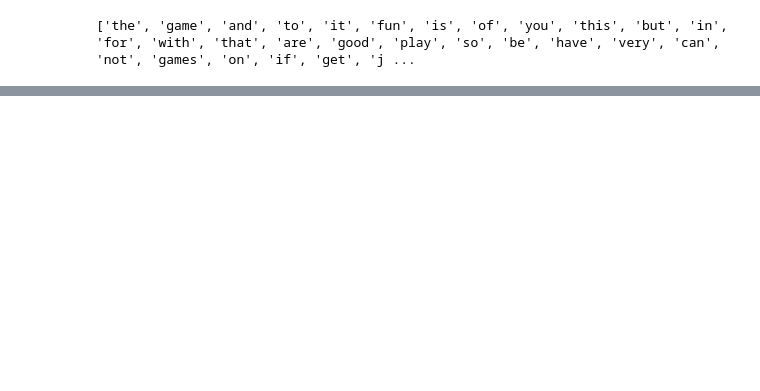
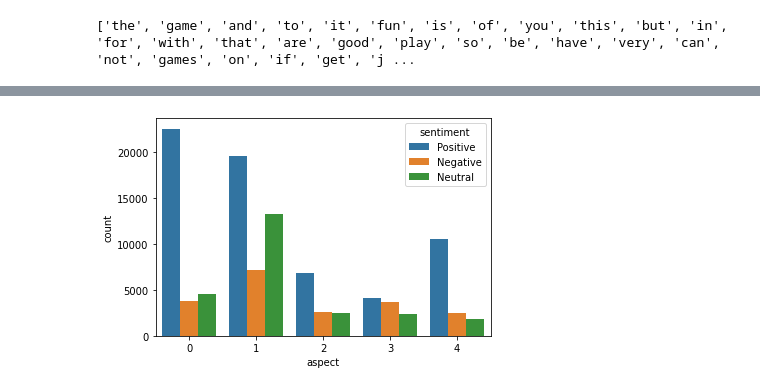
Before and after one commit to susandong/w266_final_project_game_sentiment, a Jupyter notebook: w266_Final_Project_Game_Review_Sentiment_Analysis_Aspect_Extraction_1116.ipynb, the cells around one changed output, grey strips where cells are left out. Cells and saved outputs as stored; diff of their text form; code cells hidden in the pictures; blank space fills up the shorter version.

```diff
--- a/w266_Final_Project_Game_Review_Sentiment_Analysis_Aspect_Extraction_1116.ipynb
+++ b/w266_Final_Project_Game_Review_Sentiment_Analysis_Aspect_Extraction_1116.ipynb
@@ -499,5 +543,11 @@ csgo_df_text=sentiment_analyzer(csgo_df_text)
+# %%
+df_cs_final_aspect = pd.concat((csgo_df_sentiment,df_pred_cs_final),axis=1)
+# %%
+df_cs_final_aspect=df_cs_final_aspect[:108076]
+# %%
+df_cs_final_aspect.columns=['text','sentiment', 'sentiment score','aspect']
 # %%
-def plot_sentiment(data):
+def plot_sentiment_aspect(data):
 
   import seaborn as sns
-  ax = sns.countplot(x="sentiment",data=data)
+  ax = sns.countplot(x="aspect",hue = "sentiment",data=data)
@@ -705,0 +557,4 @@ AttributeError: ignored
+# %%
+plot_sentiment_aspect(df_cs_final_aspect)
+# %% [output]
+[figure, added]
```
Also changed, not shown: parts of 34 cells of this notebook.
